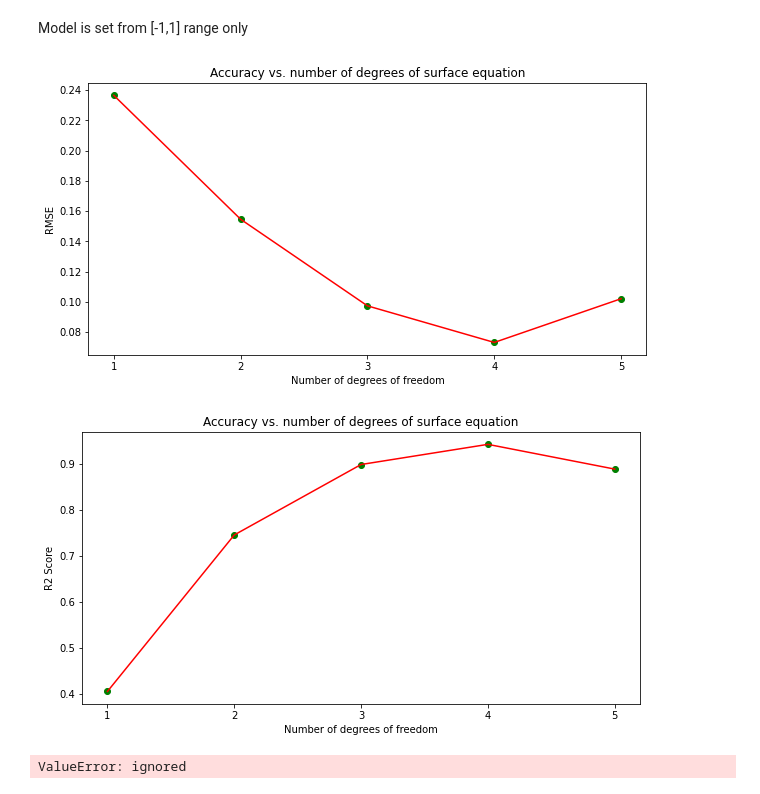
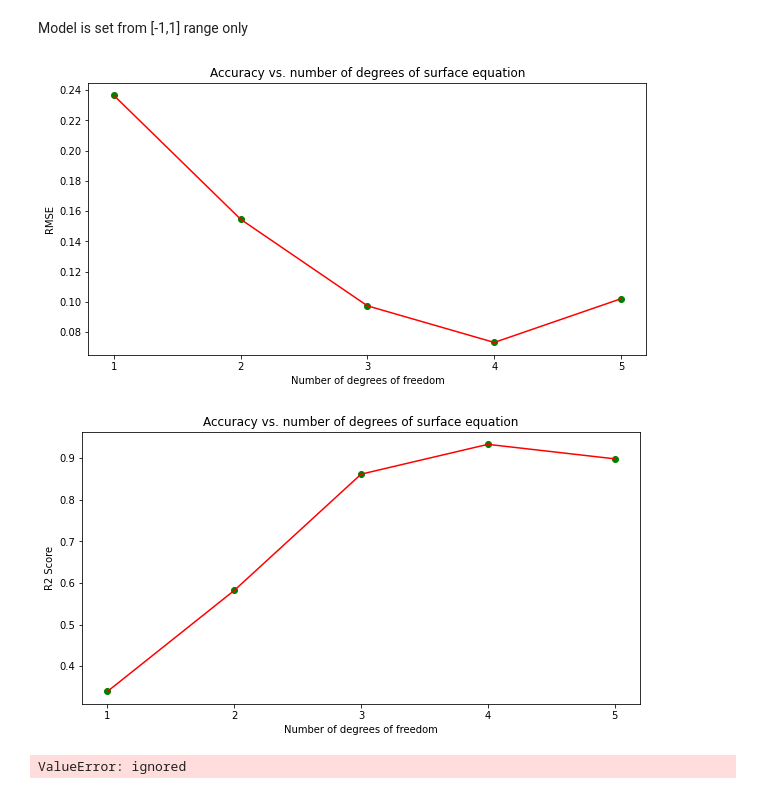
Before and after one commit to mtareqsoliman/msthesis, a Jupyter notebook: 100ML_10282022.ipynb, the cells around one changed output. Cells and saved outputs as stored; diff of their text form; code cells hidden in the pictures.

```diff
--- a/100ML_10282022.ipynb
+++ b/100ML_10282022.ipynb
@@ -360,35 +360,35 @@ for dgr in number_degrees:
     poly_x_test = poly_model.fit_transform(X_test)
     #[1, a, b, a^2, ab, b^2]
     poly_model.fit(poly_x_train, y_train)
     regression_model = LinearRegression()
     regression_model.fit(poly_x_train, y_train)
     y_test_pred = regression_model.predict(poly_x_test)
-    r2 = r2_score(y_test, y_test_pred)
+    r2 = r2_score(y_test_pred, y_test)
 
     plt_mean_squared_error.append(mean_squared_error(y_test, y_test_pred, squared=False))
     plt_r2_score.append(r2)
 
 
 fig,ax = plt.subplots(figsize=(10,5))
 ax.scatter(number_degrees,plt_mean_squared_error, color="green")
 ax.plot(number_degrees,plt_mean_squared_error, color="red")
 ax.xaxis.get_major_locator().set_params(integer=True)
 ax.set_xlabel('Number of degrees of freedom')
 ax.set_ylabel('RMSE')
 ax.set_title('Accuracy vs. number of degrees of surface equation')
 
 fig,ax = plt.subplots(figsize=(10,5))
 ax.scatter(number_degrees,plt_r2_score, color="green")
 ax.plot(number_degrees,plt_r2_score, color="red")
 ax.xaxis.get_major_locator().set_params(integer=True)
 ax.set_xlabel('Number of degrees of freedom')
 ax.set_ylabel('R2 Score')
 ax.set_title('Accuracy vs. number of degrees of surface equation')
 
 fig.show()
 # %% [output]
 [figure]
-[figure, old version]
+[figure, new version]
 # %%
 from sklearn.linear_model import LogisticRegression
 
```
Also changed, not shown: parts of 2 cells of this notebook.
